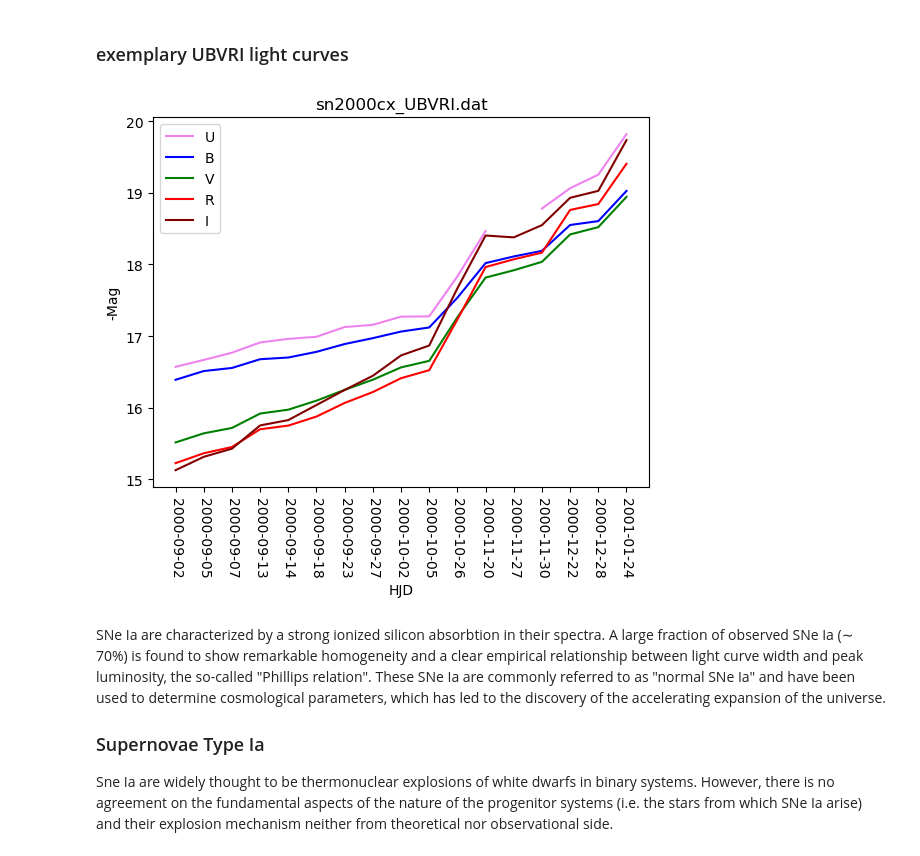
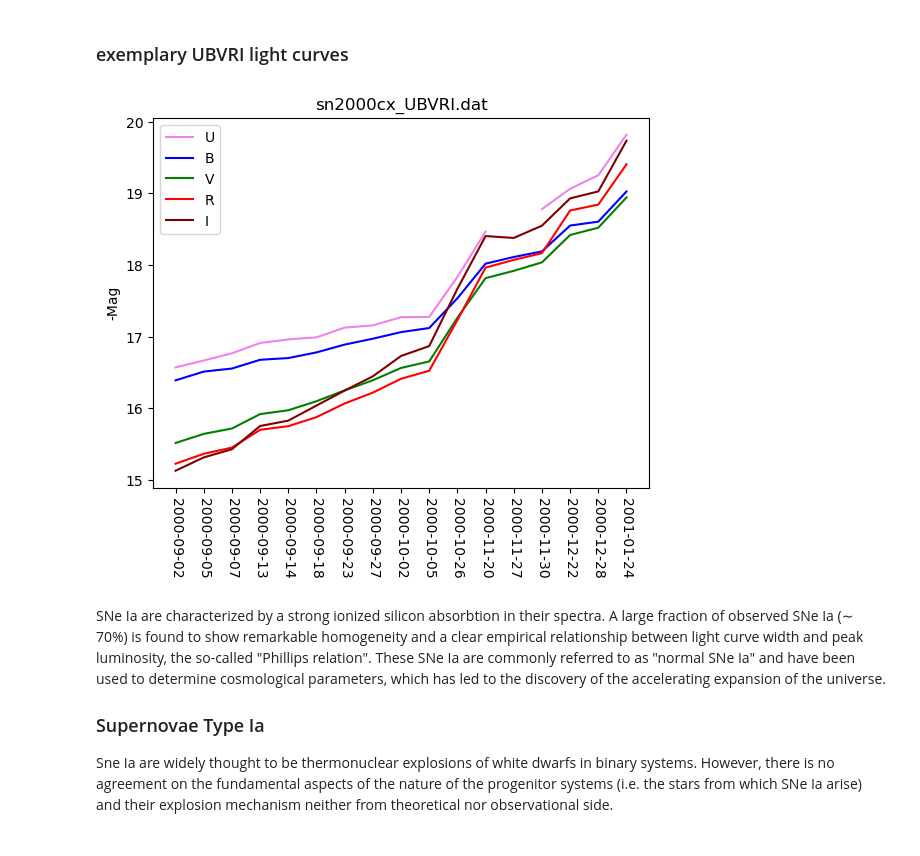
Before and after one commit to ThomasSchallar/statistics, a Jupyter notebook: mini_project_2024-10-31.ipynb, the cells around one changed output. Cells and saved outputs as stored; diff of their text form; code cells hidden in the pictures.

```diff
--- a/mini_project_2024-10-31.ipynb
+++ b/mini_project_2024-10-31.ipynb
@@ -34,23 +34,23 @@ The CfA program relies on a network of amateur and professional astronomers for
 # %%
 import pandas as pd
 import matplotlib.pyplot as plt
 from astropy.time import Time
 
 file= "sn2000cx_UBVRI.dat"
 df= pd.read_table( file, comment="#", sep="[ ]+", engine="python", header=0, names=["HJD","U","Uerr","B","Berr","V","Verr","R","Rerr","I","Ierr"] )
 df[df == 99.999]= float( "NaN" )
 for i in df["HJD"].index:
   df["HJD"].iat[i]= Time(df["HJD"].iat[i], format='jd', scale='utc').iso[0:10]
 for filter, color in [["U","violet"],["B","blue"],["V","green"],["R","red"],["I","#800000"]]:
   plt.plot( df["HJD"].values, df[filter].values, label=filter, color=color )
 plt.title( file )
-plt.xlabel( "HJD" )
+#plt.xlabel( "HJD" )
 plt.ylabel( "-Mag" )
 plt.legend()
 plt.xticks( rotation=270 )
 plt.show()
 # %% [output]
-[figure, old version]
+[figure, new version]
 # %% [markdown]
 SNe Ia are characterized by a strong ionized silicon absorbtion in their spectra. A large fraction of observed SNe Ia (∼ 70%) is found to show remarkable homogeneity and a clear empirical relationship between light curve width and peak luminosity, the so-called "Phillips relation". These SNe Ia are commonly referred to as "normal SNe Ia" and have been used to determine cosmological parameters, which has led to the discovery of the accelerating expansion of the universe.
 ### Supernovae Type Ia
```
